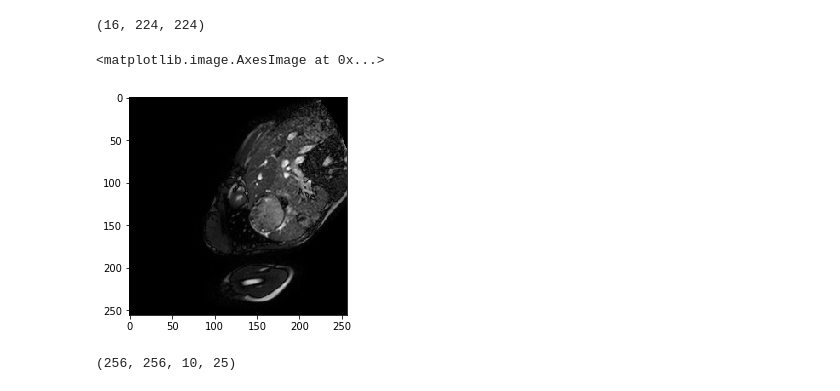
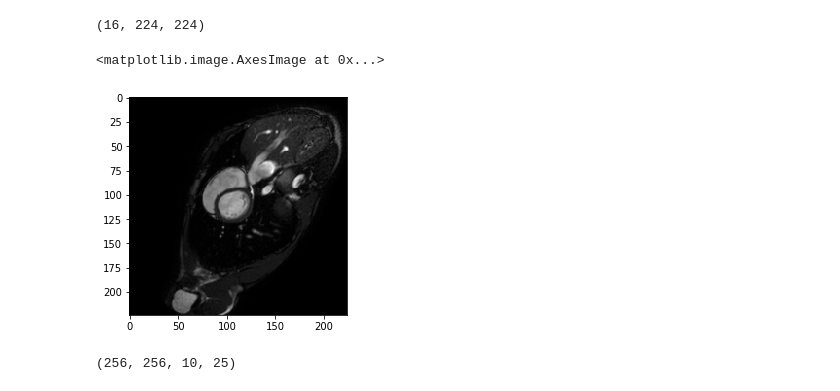
Before and after one commit to arghavan99/Cardiac-segmentation, a Jupyter notebook: nnUnet_dataset_creation.ipynb, the cells around one changed output. Cells and saved outputs as stored; diff of their text form; code cells hidden in the pictures.

```diff
--- a/nnUnet_dataset_creation.ipynb
+++ b/nnUnet_dataset_creation.ipynb
@@ -205,14 +225,14 @@ save_csv(val_all, 'val/val', val_dir, save_path)
 # %%
-p = save_path + '/imagesTr/A9J5Q7_ED.nii.gz'
+p = save_path + '/imagesTr/ED-A9J5Q7_0000.nii.gz'
 a = nib.load(p).get_fdata()
 a.shape
 # %% [output]
 (16, 224, 224)
 # %%
-plt.imshow(a[:, :, 1], cmap='gray')
+plt.imshow(a[10, :, :], cmap='gray')
 # %% [output]
 <matplotlib.image.AxesImage at 0x...>
-[figure, old version]
+[figure, new version]
 # %%
 p = dataDir + 'Training/Labeled/A9J5Q7/A9J5Q7_sa.nii.gz'
 a = nib.load(p).get_fdata()
```
Also changed, not shown: parts of 7 cells of this notebook.
